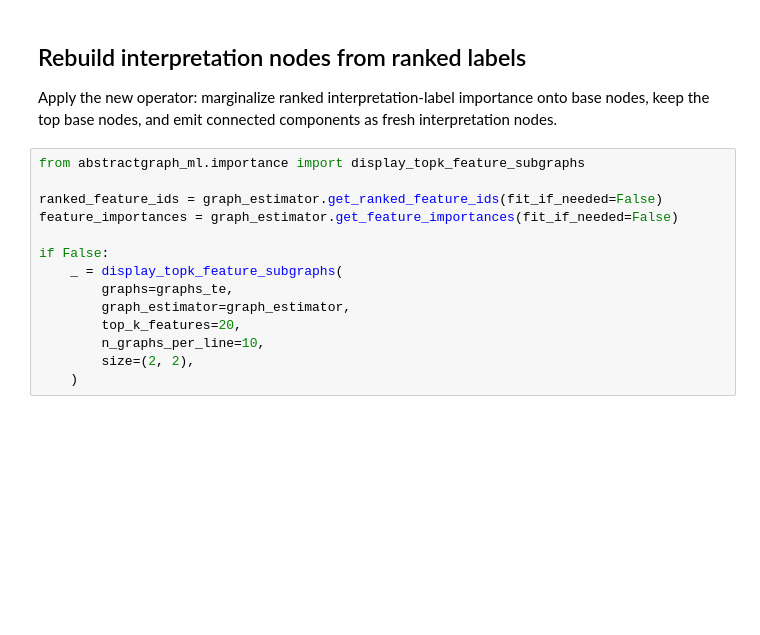
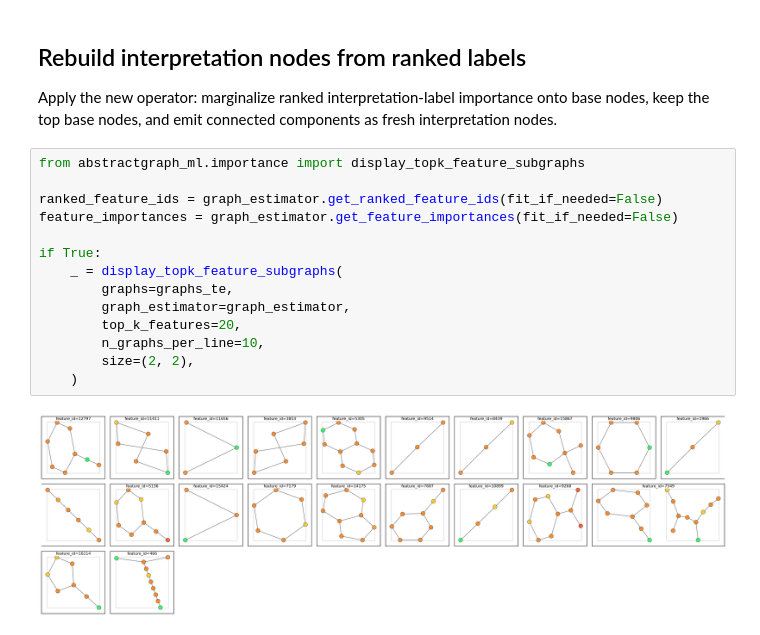
Before and after one commit to fabriziocosta/abstractgraph-ml, a Jupyter notebook: notebooks/examples/example_importance_ranked_component_decomposition.ipynb, the cells around one changed output. Cells and saved outputs as stored; diff of their text form; blank space fills up the shorter version.

```diff
--- a/notebooks/examples/example_importance_ranked_component_decomposition.ipynb
+++ b/notebooks/examples/example_importance_ranked_component_decomposition.ipynb
@@ -219,17 +219,19 @@ Apply the new operator: marginalize ranked interpretation-label importance onto
 # %%
 from abstractgraph_ml.importance import display_topk_feature_subgraphs
 
 ranked_feature_ids = graph_estimator.get_ranked_feature_ids(fit_if_needed=False)
 feature_importances = graph_estimator.get_feature_importances(fit_if_needed=False)
 
-if False:
+if True:
     _ = display_topk_feature_subgraphs(
         graphs=graphs_te,
         graph_estimator=graph_estimator,
         top_k_features=20,
         n_graphs_per_line=10,
         size=(2, 2),
     )
+# %% [output]
+[figure, added]
 # %%
 core_df = compose(connected_components_from_feature_ranking(
         ranked_features=ranked_feature_ids,
```
Also changed, not shown: parts of 3 cells of this notebook, 1 other file.
